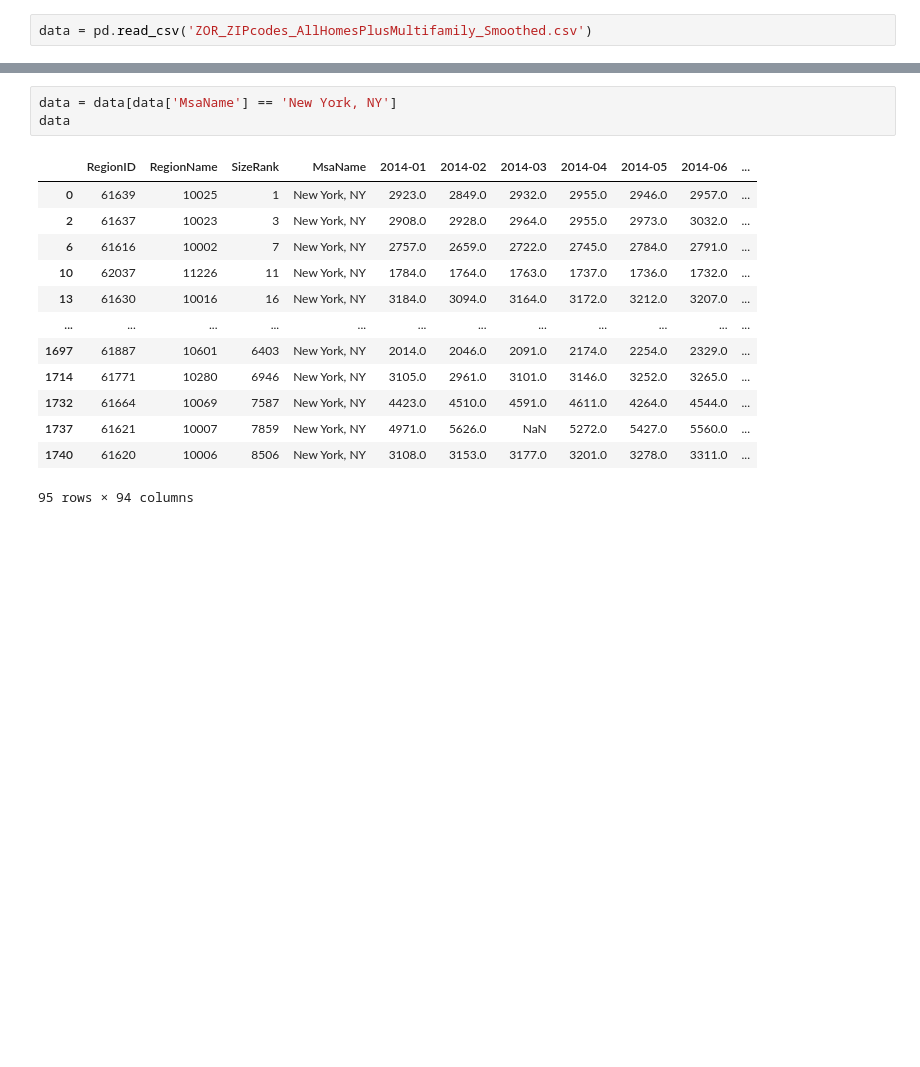
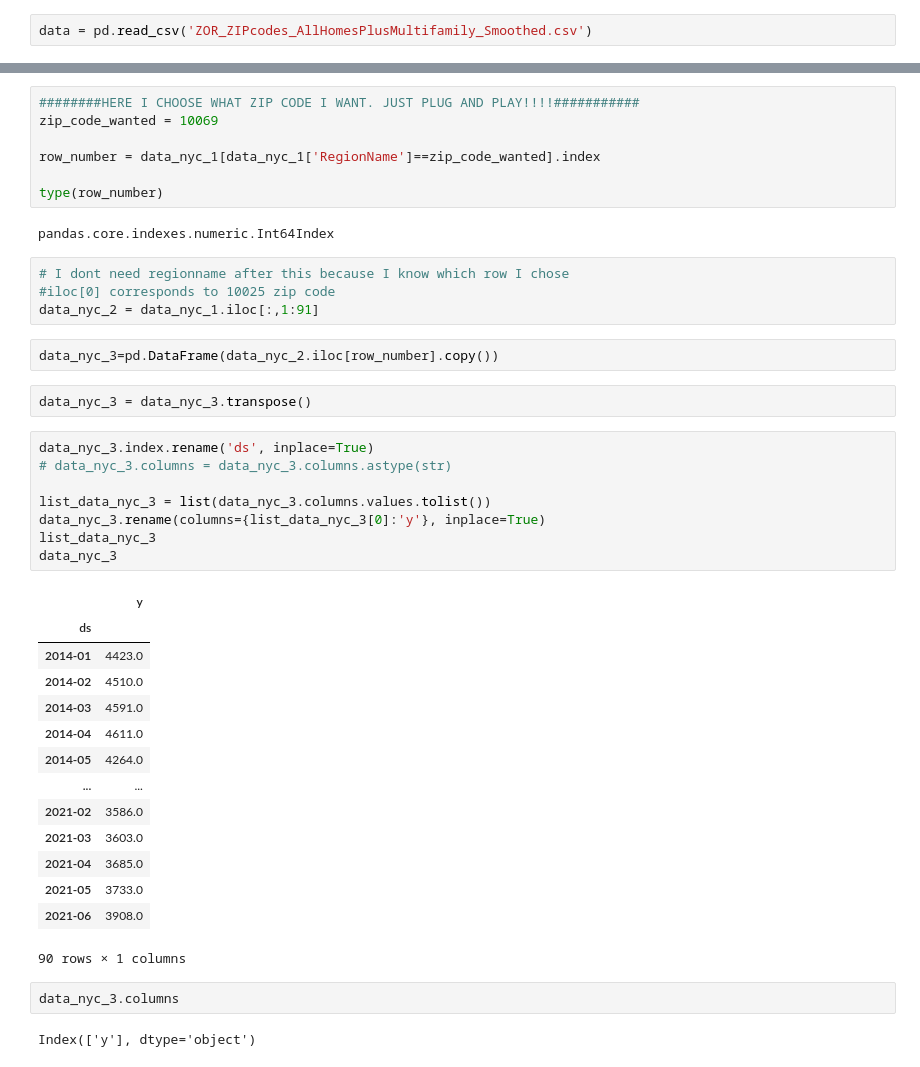
Before and after one commit to akuppan1/Zillow_Rent_Analysis, a Jupyter notebook: initial eda.ipynb, the cells around one changed output, grey strips where cells are left out. Saved outputs shown, nothing was run; the diff lists cells and outputs as text; blank space fills up the shorter version.

```diff
--- a/initial eda.ipynb
+++ b/initial eda.ipynb
@@ -25,17 +138,44 @@ memory usage: 1.3+ MB
-# %%
-data = data[data['MsaName'] == 'New York, NY']
-data
-# %% [output]
-|  | RegionID | RegionName | SizeRank | MsaName | 2014-01 | 2014-02 | 2014-03 | 2014-04 | 2014-05 | 2014-06 | ... |
-| 0 | 61639 | 10025 | 1 | New York, NY | 2923.0 | 2849.0 | 2932.0 | 2955.0 | 2946.0 | 2957.0 | ... |
-| 2 | 61637 | 10023 | 3 | New York, NY | 2908.0 | 2928.0 | 2964.0 | 2955.0 | 2973.0 | 3032.0 | ... |
-| 6 | 61616 | 10002 | 7 | New York, NY | 2757.0 | 2659.0 | 2722.0 | 2745.0 | 2784.0 | 2791.0 | ... |
-| 10 | 62037 | 11226 | 11 | New York, NY | 1784.0 | 1764.0 | 1763.0 | 1737.0 | 1736.0 | 1732.0 | ... |
-| 13 | 61630 | 10016 | 16 | New York, NY | 3184.0 | 3094.0 | 3164.0 | 3172.0 | 3212.0 | 3207.0 | ... |
-| ... | ... | ... | ... | ... | ... | ... | ... | ... | ... | ... | ... |
-| 1697 | 61887 | 10601 | 6403 | New York, NY | 2014.0 | 2046.0 | 2091.0 | 2174.0 | 2254.0 | 2329.0 | ... |
-| 1714 | 61771 | 10280 | 6946 | New York, NY | 3105.0 | 2961.0 | 3101.0 | 3146.0 | 3252.0 | 3265.0 | ... |
-| 1732 | 61664 | 10069 | 7587 | New York, NY | 4423.0 | 4510.0 | 4591.0 | 4611.0 | 4264.0 | 4544.0 | ... |
-| 1737 | 61621 | 10007 | 7859 | New York, NY | 4971.0 | 5626.0 | NaN | 5272.0 | 5427.0 | 5560.0 | ... |
-| 1740 | 61620 | 10006 | 8506 | New York, NY | 3108.0 | 3153.0 | 3177.0 | 3201.0 | 3278.0 | 3311.0 | ... |
-95 rows × 94 columns
+# %%
+########HERE I CHOOSE WHAT ZIP CODE I WANT. JUST PLUG AND PLAY!!!!###########
+zip_code_wanted = 10069
+
+row_number = data_nyc_1[data_nyc_1['RegionName']==zip_code_wanted].index
+
+type(row_number)
+# %% [output]
+pandas.core.indexes.numeric.Int64Index
+# %%
+# I dont need regionname after this because I know which row I chose
+#iloc[0] corresponds to 10025 zip code
+data_nyc_2 = data_nyc_1.iloc[:,1:91]
+# %%
+data_nyc_3=pd.DataFrame(data_nyc_2.iloc[row_number].copy())
+# %%
+data_nyc_3 = data_nyc_3.transpose()
+# %%
+data_nyc_3.index.rename('ds', inplace=True)
+# data_nyc_3.columns = data_nyc_3.columns.astype(str)
+
+list_data_nyc_3 = list(data_nyc_3.columns.values.tolist())
+data_nyc_3.rename(columns={list_data_nyc_3[0]:'y'}, inplace=True)
+list_data_nyc_3
+data_nyc_3
+# %% [output]
+|  | y |
+| ds |  |
+| 2014-01 | 4423.0 |
+| 2014-02 | 4510.0 |
+| 2014-03 | 4591.0 |
+| 2014-04 | 4611.0 |
+| 2014-05 | 4264.0 |
+| ... | ... |
+| 2021-02 | 3586.0 |
+| 2021-03 | 3603.0 |
+| 2021-04 | 3685.0 |
+| 2021-05 | 3733.0 |
+| 2021-06 | 3908.0 |
+90 rows × 1 columns
+# %%
+data_nyc_3.columns
+# %% [output]
+Index(['y'], dtype='object')
```
Also changed, not shown: parts of 31 cells of this notebook, 6 other files.
